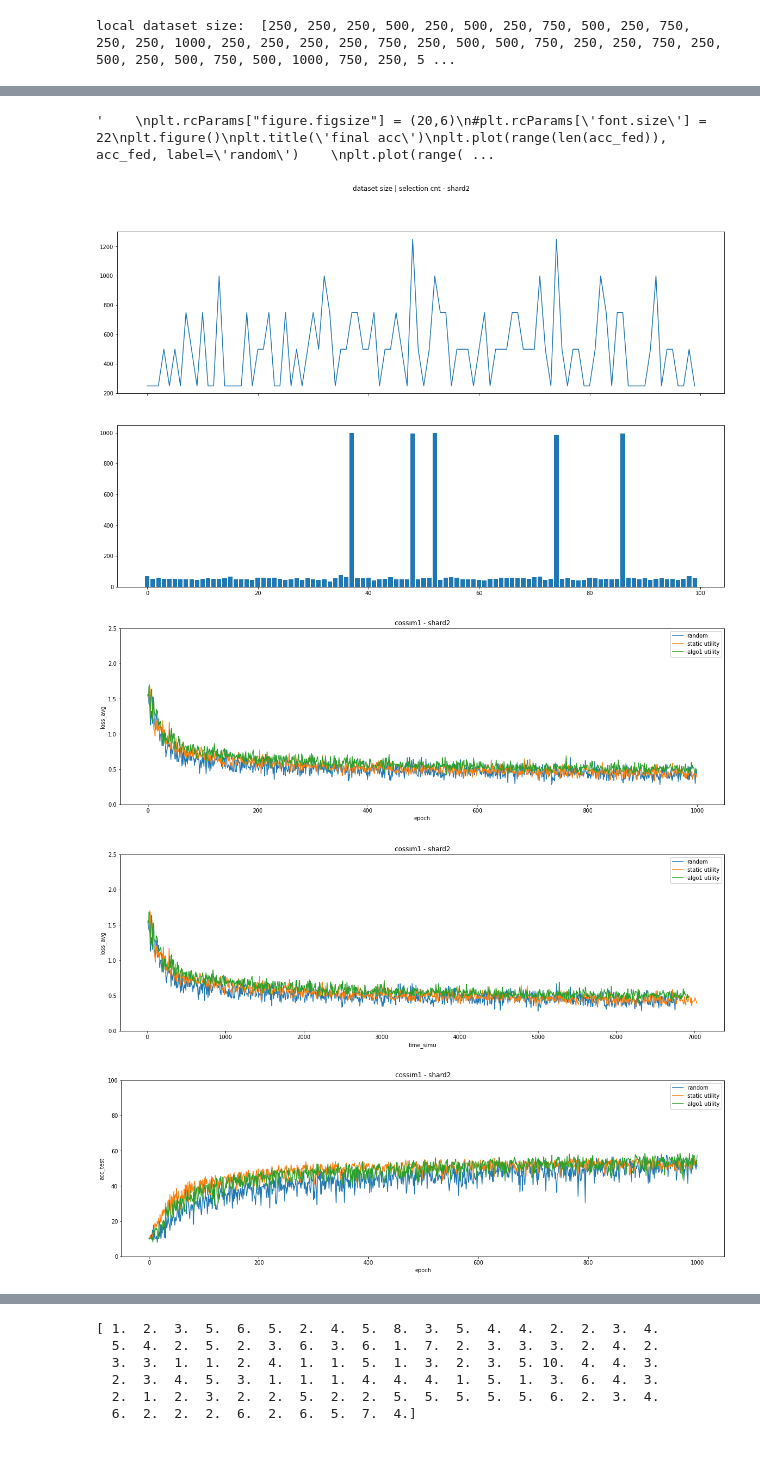
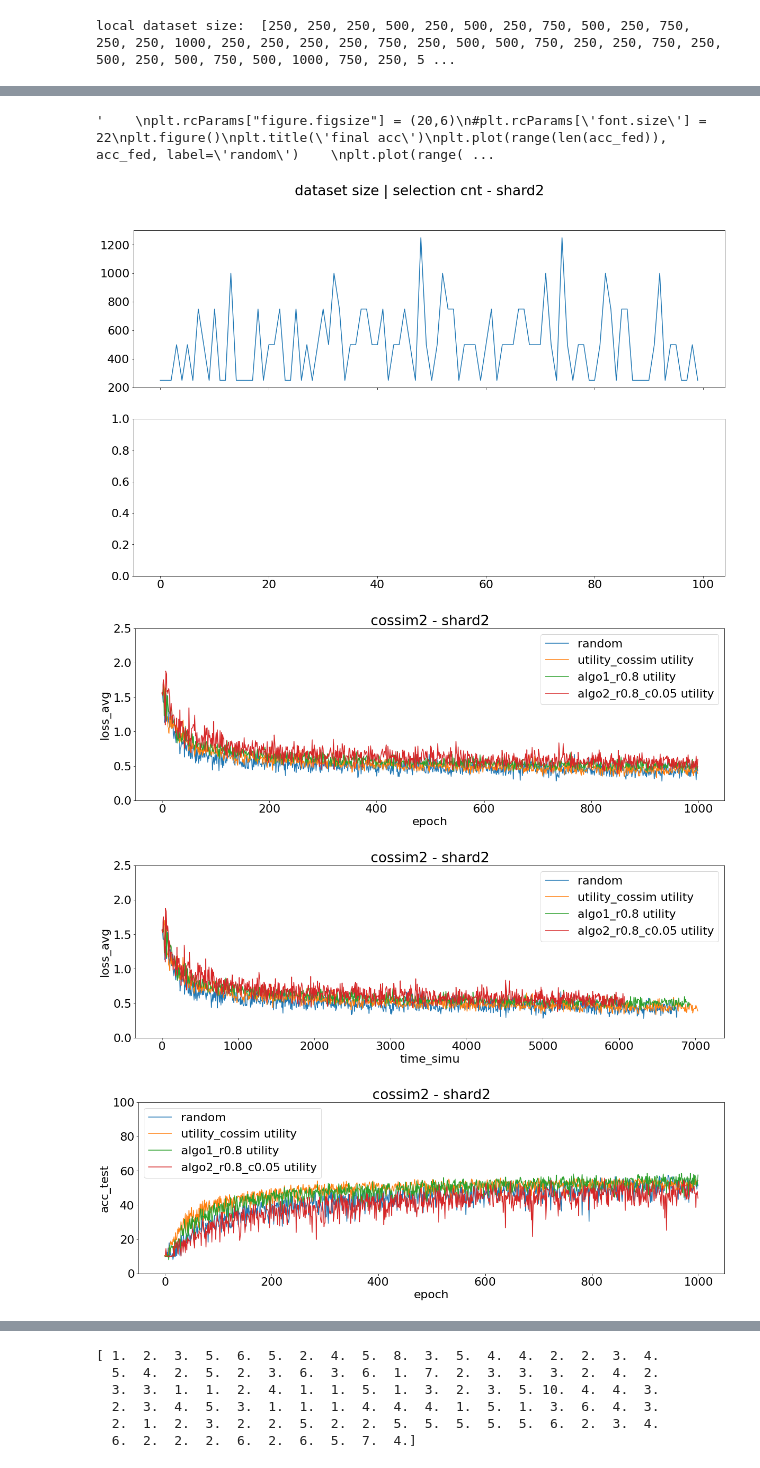
Before and after one commit to yhyeh/Fedcism, a Jupyter notebook: my_results_algo1.ipynb, the cells around one changed output, grey strips where cells are left out. Cells and saved outputs as stored; diff of their text form; code cells hidden in the pictures.

Commit message:
Implement algo2

```diff
--- a/my_results_algo1.ipynb
+++ b/my_results_algo1.ipynb
@@ -50,5 +48,6 @@ print(runs)
 #runs = ['selection'] # diff data distribution
 #runs = ['selection1', 'selection2', 'selection3', 'selection4', 'selection5']
 #runs = ['selection1']
-runs = ['cossim1']
+runs = ['cossim2']
+print(runs)
 # %% [output]
@@ -126,6 +78,7 @@ axs[0].plot(range(len(local_data_size)), local_data_size,label='local data size'
 for idx, run in enumerate(runs):
     print('=== ', run, ' ===')
     # FedAvg
+
     base_dir_fed = os.path.join(base_dir, "{}/fedavg_cossim".format(run))
     if os.path.exists(base_dir_fed):
         results_path_fed = os.path.join(base_dir_fed, "results.csv")
@@ -134,7 +87,7 @@ for idx, run in enumerate(runs):
 
         df_fed = pd.read_csv(results_path_fed)
         df_fed['cossim_glob_uni'] = cossim_glob_uni_fed
-        print(df_fed.head())
+        print(df_fed.head(20))
         df_fed = df_fed[:global_ep]
         print(df_fed.shape)
         acc_fed[idx] = df_fed.loc[df_fed.shape[0]-1]['best_acc']
@@ -144,25 +97,38 @@ for idx, run in enumerate(runs):
         print('No random selection training result.')
 
     # fedavg w/ utility selection
-    utility_algos = ['static', 'algo1']
-    df_utility = {}
+    #gamma_opt = [0.1, 0.2, 0.4, 0.8, 1.6]
+    gamma_opt = [1.6]
+    gamma_path = ['gamma_3090/{}/algo1'.format(r) for r in gamma_opt]
+    #utility_algos = ['utility_cossim', 'algo1', 'algo2','algo2_2']
+    #utility_algos = ['utility_cossim', 'var_utility', 'algo1_r1.6','algo2_r1.6']
+
+    if shard_per_user == 10:
+        #utility_algos = ['utility_cossim', 'algo1_r1.6', 'algo2_r1.6']
+        utility_algos = ['utility_cossim', 'algo1_r1.6', 'algo1_r1.6_c0.05']
+    elif shard_per_user == 2:
+        #utility_algos = ['utility_cossim', 'algo1_r0.8', 'algo2_r0.8']
+        utility_algos = ['utility_cossim', 'algo1_r0.8', 'algo2_r0.8_c0.05']
+    #utility_algos.extend(gamma_path)
+
+
+    df_utility = {} # algo -> df of result
     slctcnt = {}
-    base_dir_utility = {'static': os.path.join(base_dir, "{}/utility_cossim".format(run)),
-                        'algo1': os.path.join(base_dir, "{}/algo1".format(run))}
+
     for algo in utility_algos:
-        if os.path.exists(base_dir_utility[algo]):
-            results_path_utility = os.path.join(base_dir_utility[algo], "results.csv")
-            slctcnt_path = os.path.join(base_dir_utility[algo], "selection_cnt.csv")
-            cossim_path_utility = os.path.join(base_dir_utility[algo], "cossim_glob_uni.csv")
-            utility_path = os.path.join(base_dir_utility[algo], "utility.csv")
+        base_dir_utility = os.path.join(base_dir, '{}/{}'.format(run, algo))
+        if os.path.exists(base_dir_utility):
+            results_path_utility = os.path.join(base_dir_utility, "results.csv")
+            slctcnt_path = os.path.join(base_dir_utility, "selection_cnt.csv")
+            #cossim_path_utility = os.path.join(base_dir_utility, "cossim_glob_uni.csv")
+            utility_path = os.path.join(base_dir_utility, "utility.csv")
             df_utility[algo] = pd.read_csv(results_path_utility)
             slctcnt[algo] = np.genfromtxt(slctcnt_path, delimiter=',')
-            cossim_glob_uni_utility = np.genfromtxt(cossim_path_utility, delimiter=',')
-            df_utility[algo]['cossim_glob_uni'] = cossim_glob_uni_utility
-
+            #cossim_glob_uni_utility = np.genfromtxt(cossim_path_utility, delimiter=',')
+            #df_utility[algo]['cossim_glob_uni'] = cossim_glob_uni_utility
             #utility = np.genfromtxt(utility_path, delimiter='\n')
 
-            print(df_utility[algo].head())
+            print(df_utility[algo].head(25))
             df_utility[algo] = df_utility[algo][:global_ep]
             print(df_utility[algo].shape)
             acc_utility[idx] = df_utility[algo].loc[df_utility[algo].shape[0]-1]['best_acc']
@@ -176,8 +142,8 @@ for idx, run in enumerate(runs):
     plt.rcParams["figure.figsize"] = (20,6)
     metrics = [('loss_avg',[0, 2.5]),
                ('acc_test', [0, 100]),
-               ('best_acc', [0, 100]),
-               ('cossim_glob_uni', [0, 1])]
+               ('best_acc', [0, 70])]
+               #('cossim_glob_uni', [0, 1])]
 
     for col, yl in metrics:
         for x in ['epoch', 'time_simu']:
@@ -185,10 +151,22 @@ for idx, run in enumerate(runs):
             if os.path.exists(base_dir_fed):
                 #plt.plot(df_fed[x], df_fed[col], label='random', marker='^')
                 plt.plot(df_fed[x], df_fed[col], label='random')
+                pass
             for algo in utility_algos:
-                if os.path.exists(base_dir_utility[algo]):
+                base_dir_utility = os.path.join(base_dir, '{}/{}'.format(run, algo))
+
+                if os.path.exists(base_dir_utility):
                     #plt.plot(df_statsel[x], df_statsel[col], label='utility', marker='.')
-                    plt.plot(df_utility[algo][x], df_utility[algo][col], label=algo + ' utility')
+                    plt.plot(df_utility[algo][x], df_utility[algo][col], label=algo+ ' utility')
+                    '''
+                    if col == 'best_acc':
+                        diff_bacc = df_utility[algo][col].diff()
+                        ma_diff_bacc = diff_bacc.rolling(20).sum()
+                        #print(ma_diff_bacc[:30])
+                        plt.plot(df_utility[algo][x], diff_bacc, label=algo+' diff')
+                        plt.plot(df_utility[algo][x], ma_diff_bacc, label=algo+' MA')
+                        print('turning point of {}: {}'.format(algo, df_utility[algo][x][ma_diff_bacc.idxmin()]))
+                    '''
             plt.legend()
             plt.ylabel(col)
             plt.xlabel(x)
@@ -198,13 +176,14 @@ for idx, run in enumerate(runs):
 
 
     plt.figure()
-    for algo in utility_algos:
-        plt.bar(range(len(slctcnt[algo])), slctcnt[algo], label=algo + ' utility')
+    for i, algo in enumerate(utility_algos):
+        plt.bar(np.arange(len(slctcnt[algo]))+i*0.5, slctcnt[algo],
+                width=0.4, label=algo + ' utility')
     plt.ylabel('selection cnt')
     plt.xlabel('client id')
     plt.legend()
 
-    axs[idx+1].bar(range(len(slctcnt['static'])), slctcnt['static'])
+    #axs[idx+1].bar(range(len(slctcnt['utility_cossim'])), slctcnt['utility_cossim'])
     '''
     with open(utility_path) as fp_utility:
         plot_selection(fp_utility)
@@ -244,5 +223,5 @@ algo1  utility selection, best_acc 58.44 ===================
 '    \nplt.rcParams["figure.figsize"] = (20,6)\n#plt.rcParams[\'font.size\'] = 22\nplt.figure()\nplt.title(\'final acc\')\nplt.plot(range(len(acc_fed)), acc_fed, label=\'random\')    \nplt.plot(range( ...
-[figure, old version]
+[figure, new version]
-[figure, old version]
+[figure, new version]
-[figure, old version]
+[figure, new version]
-[figure, old version]
+[figure, new version]
```
Also changed, not shown: parts of 10 cells of this notebook, 5 other files.
